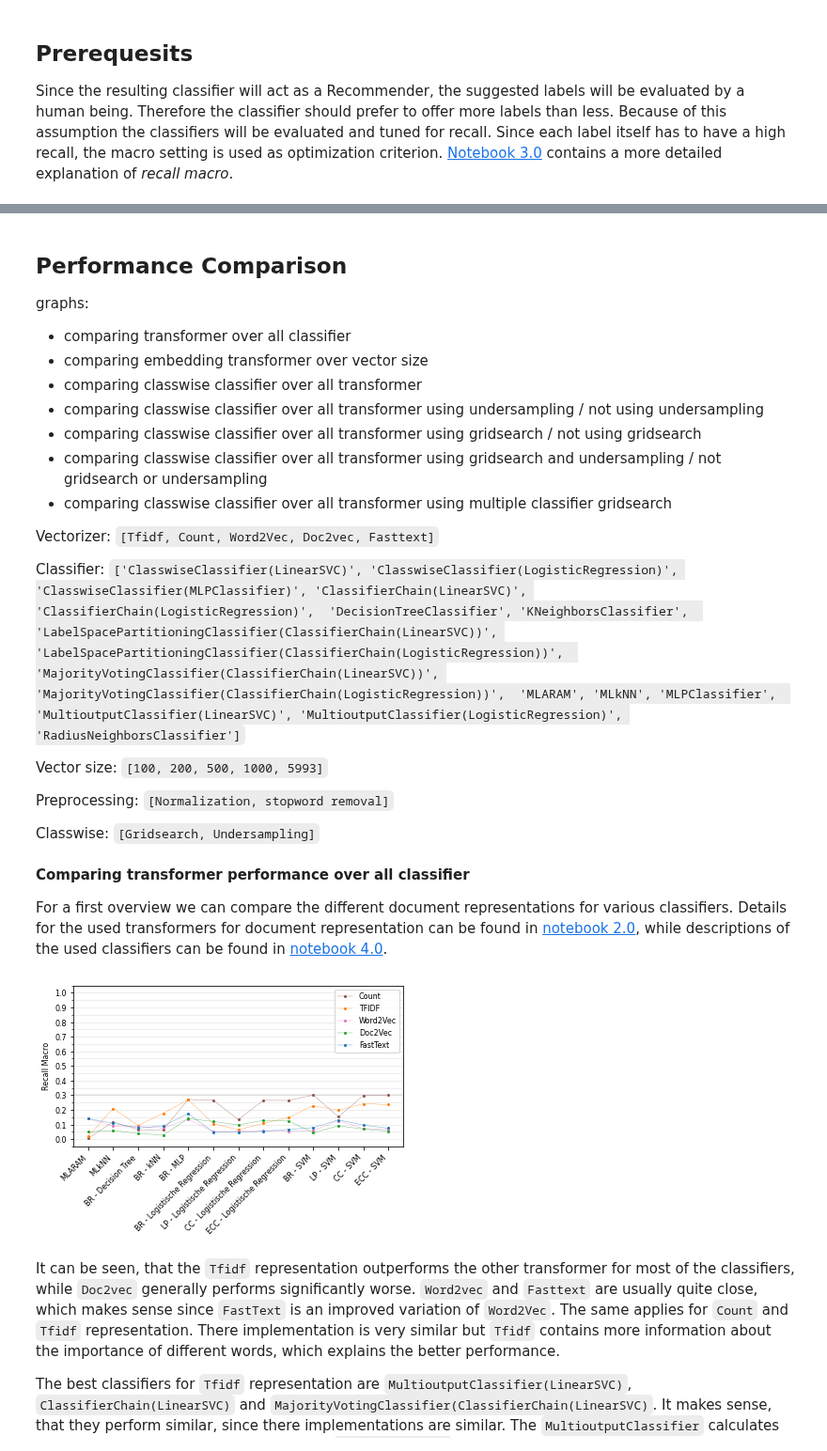
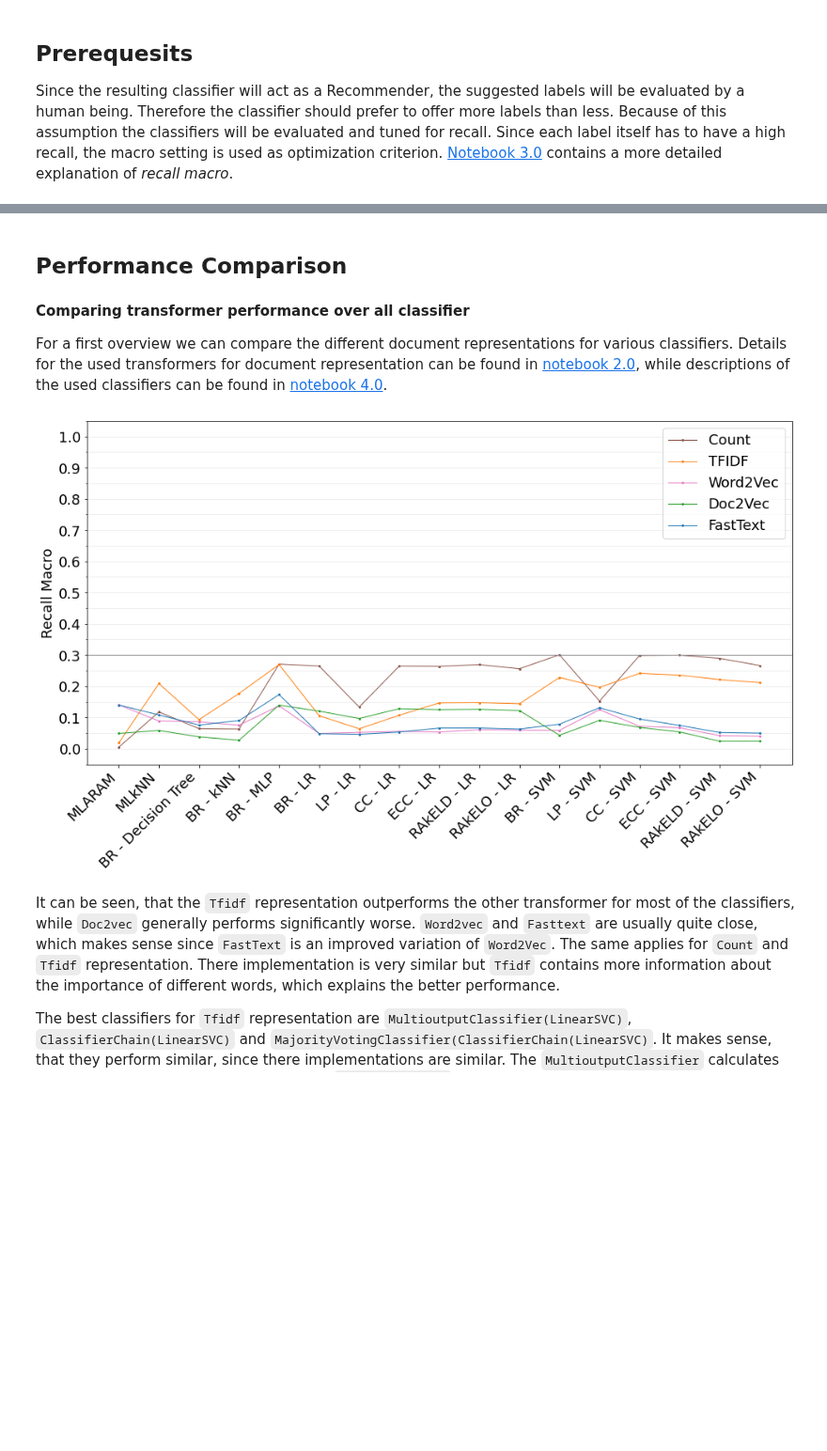
Before and after one commit to gefei-htw/academia_tag_recommender, a Jupyter notebook: notebooks/5.0-me-performance-comparison.ipynb, the cells around one changed output, grey strips where cells are left out. Shown at 94% size. Drawn from its saved outputs; the diff is of its cells as text; code cells hidden in the pictures; blank space fills up the shorter version.

```diff
--- a/notebooks/5.0-me-performance-comparison.ipynb
+++ b/notebooks/5.0-me-performance-comparison.ipynb
@@ -9,33 +8,23 @@ This notebook compares performances of Multi-label classification methods for th
 * [Prerequesits](#pre)
 * [Performance Comparison](#comparison)
 # %%
-%load_ext autoreload
-%autoreload 2
 import warnings
 warnings.filterwarnings('ignore')
 import matplotlib.pyplot as plt
-from matplotlib.ticker import MultipleLocator
 import re
 import numpy as np
+from matplotlib.ticker import MultipleLocator
 from joblib import dump, load
 from pathlib import Path
 
-ggplot_styles = {
-    'axes.axisbelow': 'True',
-    'axes.grid': True,
-    'axes.grid.which': 'both',
+warnings.filterwarnings('ignore')
+plt.style.use('plotstyle.mplstyle')
+plt.rcParams.update({
     'axes.grid.axis': 'y',
-    'figure.figsize': (16/2.54, 8/2.54),
-    'font.size': 8,
-    'grid.color': 'gainsboro',
-    'grid.linewidth': 0.5,
-    'lines.linestyle': '-',
-    'lines.linewidth': 0.3,
-    'lines.marker': 'o',
-    'lines.markersize': 2.0,
-}
-
-plt.rcParams.update(ggplot_styles)
+    'figure.figsize': (16, 8),
+    'font.size': 18,
+    'lines.linewidth': 1,
+})
 # %% [markdown]
 <a id='data_import'/>
 # %% [markdown]
@@ -52,35 +41,8 @@ Since the resulting classifier will act as a Recommender, the suggested labels w
 [Notebook 3.0](3.0-me-evaluation-metrics.ipynb) contains a more detailed explanation of *recall macro*.
 # %% [markdown]
 <a id='comparison'/>
-# %% [markdown]
-## Performance Comparison
-
-
-graphs:
-- comparing transformer over all classifier
-- comparing embedding transformer over vector size
-- comparing classwise classifier over all transformer
-- comparing classwise classifier over all transformer using undersampling / not using undersampling
-- comparing classwise classifier over all transformer using gridsearch / not using gridsearch
-- comparing classwise classifier over all transformer using gridsearch and undersampling / not gridsearch or undersampling
-- comparing classwise classifier over all transformer using multiple classifier gridsearch
-
-
-Vectorizer: `[Tfidf, Count, Word2Vec, Doc2vec, Fasttext]`
-
-Classifier: `['ClasswiseClassifier(LinearSVC)', 'ClasswiseClassifier(LogisticRegression)', 'ClasswiseClassifier(MLPClassifier)',
-'ClassifierChain(LinearSVC)', 'ClassifierChain(LogisticRegression)',
-'DecisionTreeClassifier', 'KNeighborsClassifier',
-'LabelSpacePartitioningClassifier(ClassifierChain(LinearSVC))', 'LabelSpacePartitioningClassifier(ClassifierChain(LogisticRegression))',
-'MajorityVotingClassifier(ClassifierChain(LinearSVC))', 'MajorityVotingClassifier(ClassifierChain(LogisticRegression))',
-'MLARAM', 'MLkNN', 'MLPClassifier',
-'MultioutputClassifier(LinearSVC)', 'MultioutputClassifier(LogisticRegression)', 'RadiusNeighborsClassifier']`
-
-Vector size: `[100, 200, 500, 1000, 5993]`
-
-Preprocessing: `[Normalization, stopword removal]`
-
-Classwise: `[Gridsearch, Undersampling]`
+# %% [markdown]
+## Performance Comparison
 # %%
 colors = {'Count': 'tab:brown',
           'TFIDF': 'tab:orange',
@@ -100,46 +62,46 @@ classifier = ['MLARAM', 'MLkNN',
               'DecisionTreeClassifier', 'KNeighborsClassifier',
               'MLPClassifier',
               'MultioutputClassifier(LogisticRegression)', 'LabelPowerset(LogisticRegression)', 'ClassifierChain(LogisticRegression)',
-              'MajorityVotingClassifier(ClassifierChain(LogisticRegression))',
+              'MajorityVotingClassifier(ClassifierChain(LogisticRegression))', 'RakelD(LogisticRegression)', 'RakelO(LogisticRegression)',
               'MultioutputClassifier(LinearSVC)', 'LabelPowerset(LinearSVC)', 'ClassifierChain(LinearSVC)',
-              'MajorityVotingClassifier(ClassifierChain(LinearSVC))']
+              'MajorityVotingClassifier(ClassifierChain(LinearSVC))', 'RakelD(LinearSVC)', 'RakelO(LinearSVC)']
 classifier_label = ['MLARAM', 'MLkNN',
                     'BR - Decision Tree', 'BR - kNN',
                     'BR - MLP',
-                    'BR - Logistische Regression', 'LP - Logistische Regression', 'CC - Logistische Regression', 'ECC - Logistische Regression',
-                    'BR - SVM', 'LP - SVM', 'CC - SVM', 'ECC - SVM']
+                    'BR - LR', 'LP - LR', 'CC - LR', 'ECC - LR', 'RAkELD - LR', 'RAkELO - LR',
+                    'BR - SVM', 'LP - SVM', 'CC - SVM', 'ECC - SVM', 'RAkELD - SVM', 'RAkELO - SVM']
 best_recall = (-1, '')
 
 x_pos = np.arange(len(classifier))
 fig, ax = plt.subplots()
 for transform in transformer:
     evals = []
     for path in paths:
         for i, classifier_ in enumerate(classifier):
             mask = 'name=' + classifier_ + '&v=' + transform.lower() + '&'
             if mask in path.name and ('size=100.' in path.name or not 'size' in path.name):
                 clf = load(path)
                 evals.append((i, clf.evaluation.recall_macro))
                 if clf.evaluation.recall_macro > best_recall[0]:
                     best_recall = clf.evaluation.recall_macro, path.name
     evals.sort(key=lambda x: x[0])
     x = [eval_[0] for eval_ in evals]
     y = [eval_[1] for eval_ in evals]
     ax.plot(x, y, label=transform, color=colors[transform])
 ax.set_xticks(x_pos)
 ax.set_xticklabels(classifier_label, rotation=45, ha='right')
 ax.axhline(y=best_recall[0], marker='None', color='grey')
 ax.yaxis.set_major_locator(MultipleLocator(0.1))
 ax.yaxis.set_minor_locator(MultipleLocator(0.05))
 ax.set_ylim(-0.05, 1.05)
 ax.set_ylabel('Recall Macro')
 ax.legend(loc='best')
-plt.savefig('figures/out_of_box_classifier.png', bbox_inches='tight', orientation='landscape', dpi=300)
+#plt.savefig('figures/out_of_box_classifier.png', bbox_inches='tight', orientation='landscape', dpi=300)
 plt.show()
 
 baseline = best_recall
 # %% [output]
-[figure, old version]
+[figure, new version]
 # %% [markdown]
 It can be seen, that the `Tfidf` representation outperforms the other transformer for most of the classifiers, while `Doc2vec` generally performs significantly worse. `Word2vec` and `Fasttext` are usually quite close, which makes sense since `FastText` is an improved variation of `Word2Vec`.
 The same applies for `Count` and `Tfidf` representation. There implementation is very similar but `Tfidf` contains more information about the importance of different words, which explains the better performance.
```
Also changed, not shown: parts of 10 cells of this notebook, 16 other files.
